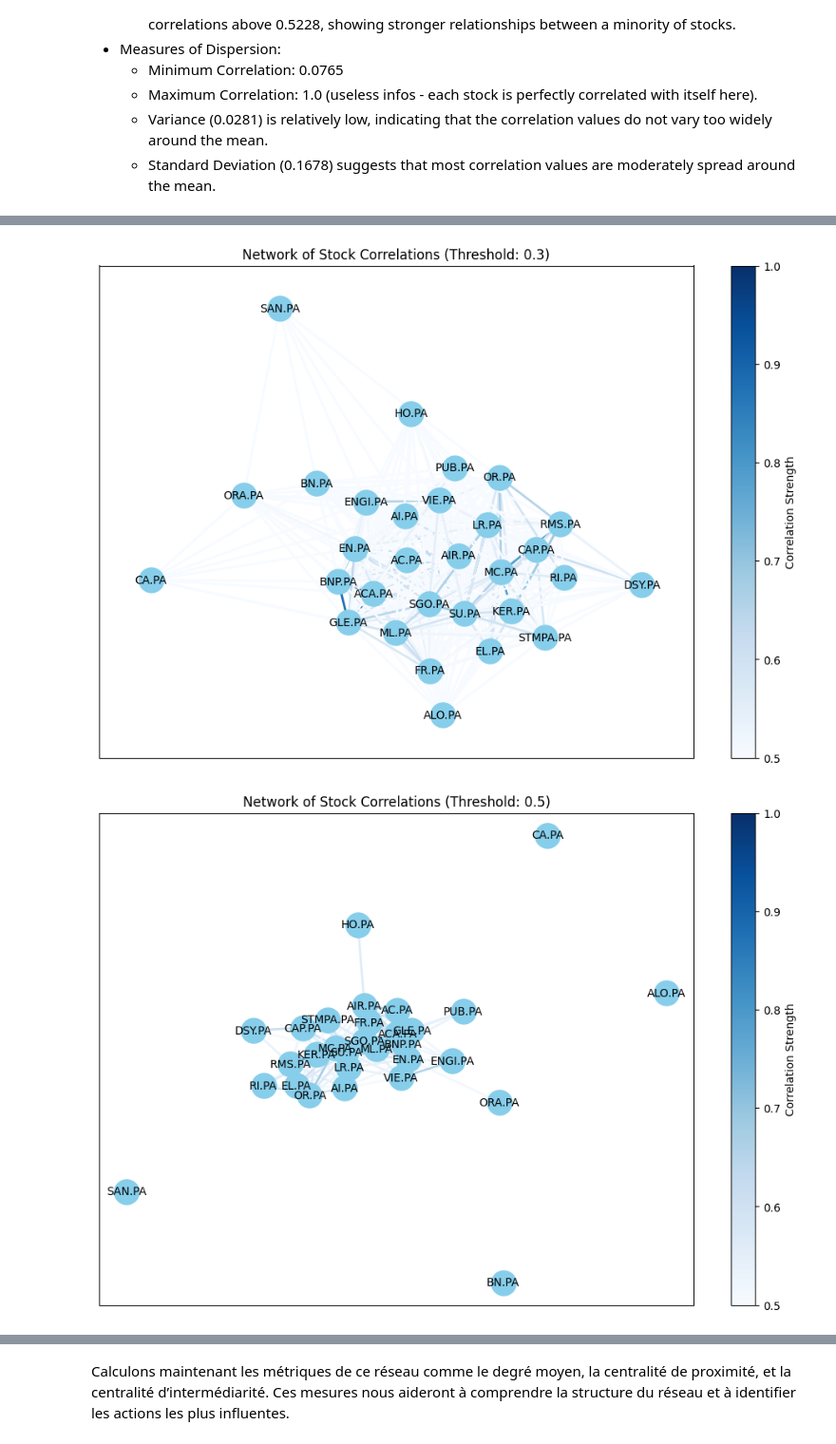
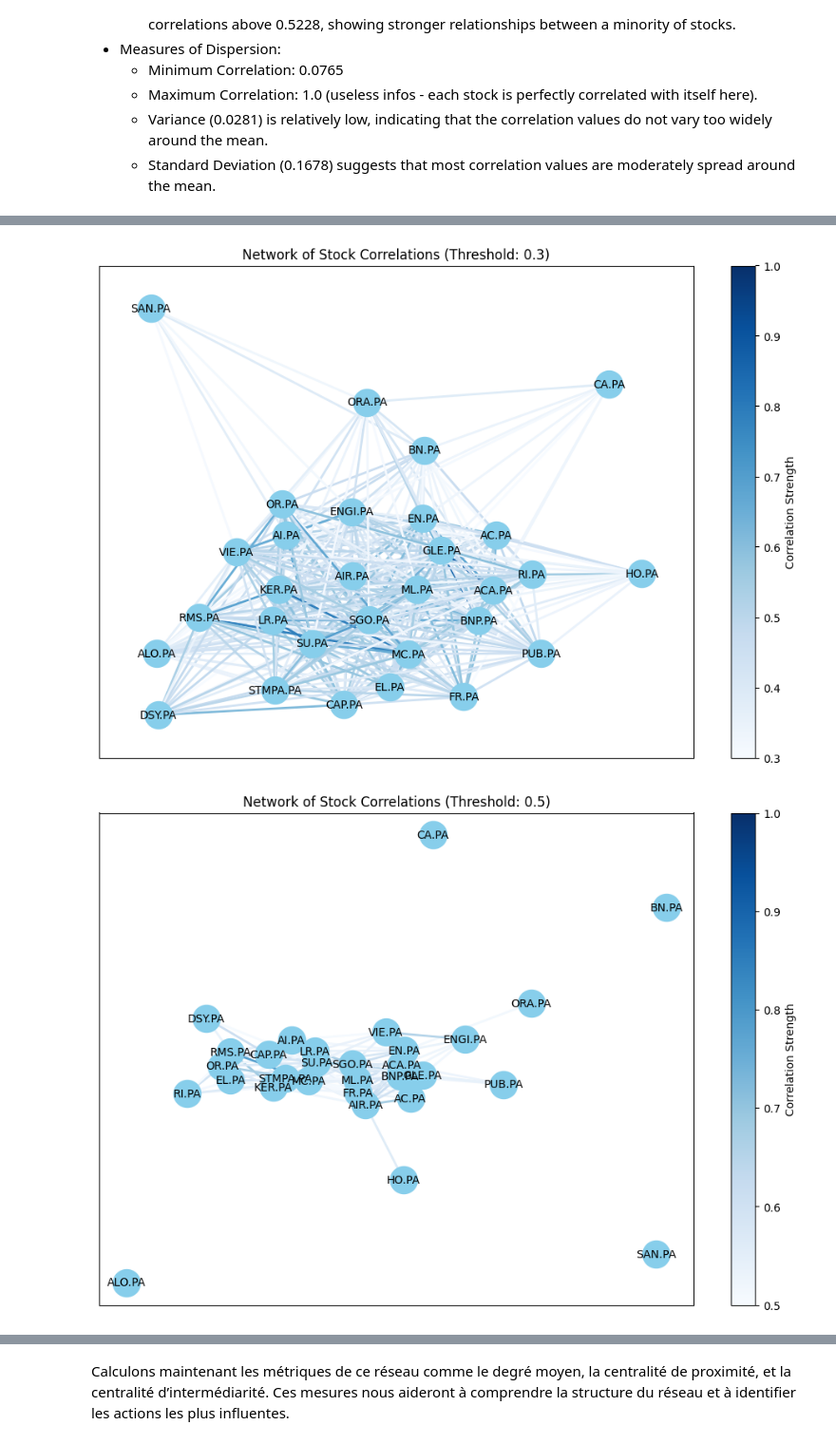
Before and after one commit to AntoineBuffandeau/Data_analysis_on_stocks, a Jupyter notebook: data_related_inn_fin.ipynb, the cells around one changed output, grey strips where cells are left out. Shown at 95% size. Saved outputs shown, nothing was run; the diff lists cells and outputs as text; code cells hidden in the pictures.

```diff
--- a/data_related_inn_fin.ipynb
+++ b/data_related_inn_fin.ipynb
@@ -490,8 +483,8 @@ Summary of Central Tendency and Dispersion :
 # %%
 thresholds = [0.3, 0.5, 0.7]
 for threshold in thresholds:
     G = create_correlation_network(correlation_matrix, threshold)
-    visualize_correlation_network(G, threshold=threshold)
+    visualize_correlation_network(G, threshold=threshold, node_size=600, edge_vmin=threshold)
 # %% [output]
-[figure, old version]
+[figure, new version]
-[figure, old version]
+[figure, new version]
```
Also changed, not shown: parts of 8 cells of this notebook.
